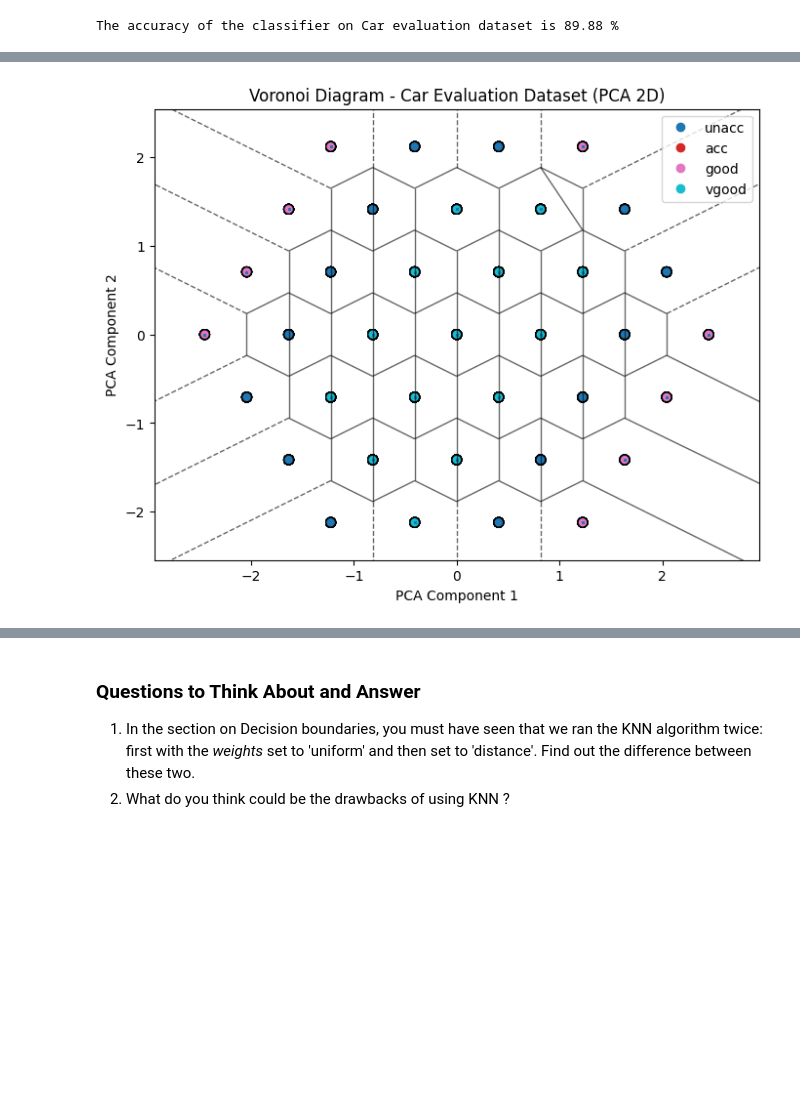
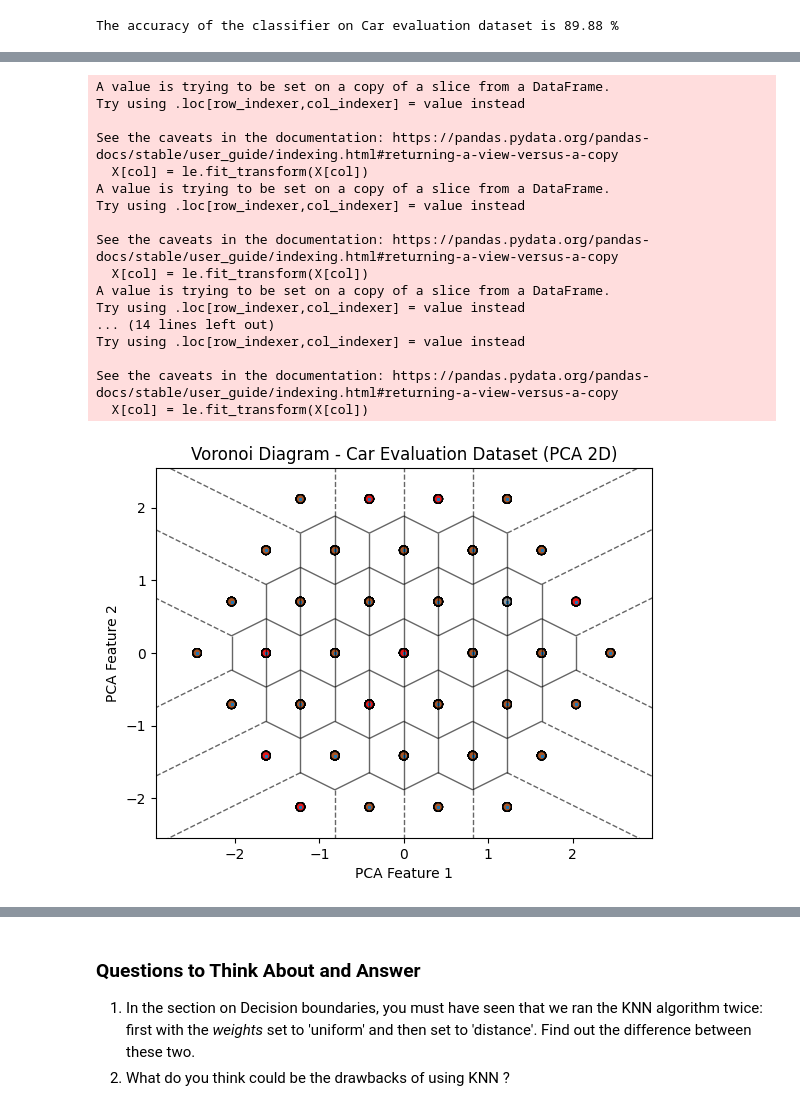
Before and after one commit to GnanaTrishala/IIITHYDERABAD_AIML_COURSE, a Jupyter notebook: Copy_of_AIML_Module_3_Lab_3_Implementing_KNN_from_scratch_and_visualize_Algorithm_performance.ipynb, the cells around one changed output, grey strips where cells are left out. Saved outputs shown, nothing was run; the diff lists cells and outputs as text; code cells hidden in the pictures; blank space fills up the shorter version.

```diff
--- a/Copy_of_AIML_Module_3_Lab_3_Implementing_KNN_from_scratch_and_visualize_Algorithm_performance.ipynb
+++ b/Copy_of_AIML_Module_3_Lab_3_Implementing_KNN_from_scratch_and_visualize_Algorithm_performance.ipynb
@@ -874,34 +937,69 @@ plt.show()
 # %%
 ## TASK-6
 ## Plot the Voronoi diagram for the classifier of the Car evaluation dataset
+import pandas as pd
 import numpy as np
 import matplotlib.pyplot as plt
+from sklearn.model_selection import train_test_split
+from sklearn.preprocessing import LabelEncoder
 from sklearn.decomposition import PCA
+from sklearn.neighbors import KNeighborsClassifier
 from scipy.spatial import Voronoi, voronoi_plot_2d
 
-# --- Step 1: Reduce to 2D ---
+# Load dataset
+car_df = pd.read_csv("car_evaluation.csv")
+
+# Features and target
+X = car_df.iloc[:, :-1]
+y = car_df.iloc[:, -1]
+
+# Encode categorical data
+le = LabelEncoder()
+for col in X.columns:
+    X[col] = le.fit_transform(X[col])
+y = LabelEncoder().fit_transform(y)
+
+# Reduce to 2D using PCA
 pca = PCA(n_components=2)
-X_reduced = pca.fit_transform(X)
+X_pca = pca.fit_transform(X)
 
-# --- Step 2: Train classifier ---
-knn.fit(X_reduced, y)
+# Train-test split
+X_train, X_test, y_train, y_test = train_test_split(X_pca, y, test_size=0.3, random_state=42)
 
-# --- Step 3: Create Voronoi diagram ---
-vor = Voronoi(X_reduced)
+# Use KNN classifier (Voronoi works best with nearest neighbors)
+knn = KNeighborsClassifier(n_neighbors=5)
+knn.fit(X_train, y_train)
+
+# Get Voronoi points (we’ll use training data as Voronoi sites)
+vor = Voronoi(X_train)
 
 # Plot Voronoi diagram
-fig, ax = plt.subplots(figsize=(8, 6))
-voronoi_plot_2d(vor, ax=ax, show_vertices=False, line_colors='black', line_width=1, line_alpha=0.6, point_size=2)
+fig = voronoi_plot_2d(vor, show_vertices=False, line_colors='black',
+                      line_width=1, line_alpha=0.6, point_size=2)
 
-# Scatter plot of points with class colors
-scatter = ax.scatter(X_reduced[:, 0], X_reduced[:, 1], c=y, cmap='tab10', edgecolor='k', s=50)
+# Scatter plot actual points with class colors
+plt.scatter(X_train[:, 0], X_train[:, 1], c=y_train, cmap=plt.cm.Set1, edgecolor="k")
 
-# Legend
-plt.legend(handles=scatter.legend_elements()[0],
-           labels=['unacc', 'acc', 'good', 'vgood'])
-plt.xlabel("PCA Component 1")
-plt.ylabel("PCA Component 2")
 plt.title("Voronoi Diagram - Car Evaluation Dataset (PCA 2D)")
+plt.xlabel("PCA Feature 1")
+plt.ylabel("PCA Feature 2")
 plt.show()
 # %% [output]
+A value is trying to be set on a copy of a slice from a DataFrame.
+Try using .loc[row_indexer,col_indexer] = value instead
+
+See the caveats in the documentation: https://pandas.pydata.org/pandas-docs/stable/user_guide/indexing.html#returning-a-view-versus-a-copy
+  X[col] = le.fit_transform(X[col])
+A value is trying to be set on a copy of a slice from a DataFrame.
+Try using .loc[row_indexer,col_indexer] = value instead
+
+See the caveats in the documentation: https://pandas.pydata.org/pandas-docs/stable/user_guide/indexing.html#returning-a-view-versus-a-copy
+  X[col] = le.fit_transform(X[col])
+A value is trying to be set on a copy of a slice from a DataFrame.
+Try using .loc[row_indexer,col_indexer] = value instead
+... (14 lines left out)
+Try using .loc[row_indexer,col_indexer] = value instead
+
+See the caveats in the documentation: https://pandas.pydata.org/pandas-docs/stable/user_guide/indexing.html#returning-a-view-versus-a-copy
+  X[col] = le.fit_transform(X[col])
-[figure, old version]
+[figure, new version]
```
Also changed, not shown: parts of 18 cells of this notebook.
